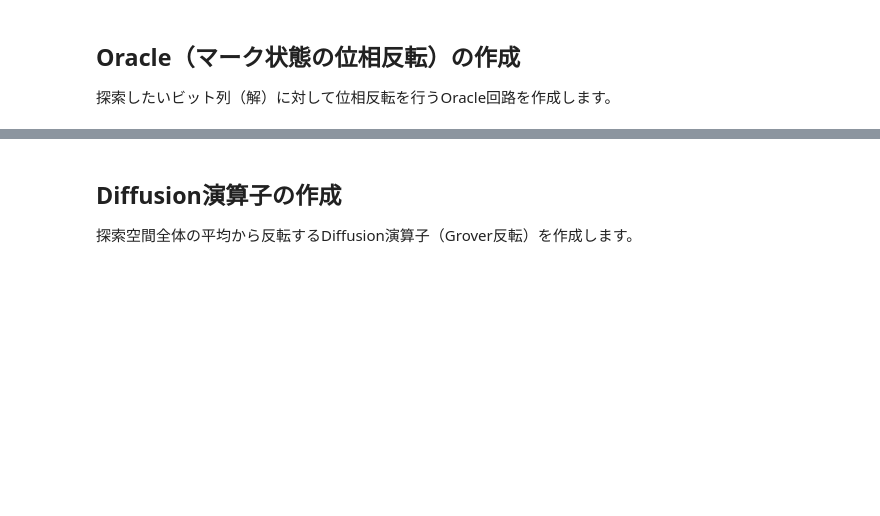
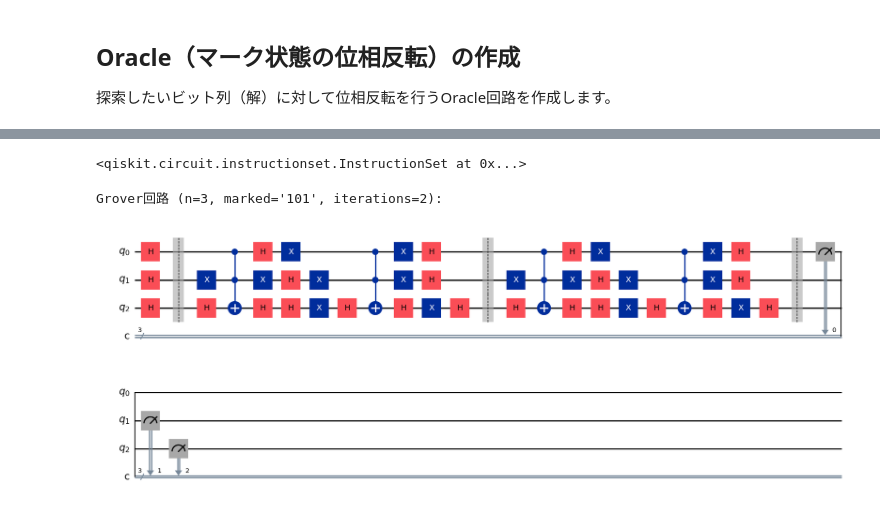
Before and after one commit to code4oyama/QuantumCodeSnippets, a Jupyter notebook: Untitled4_Groverの探索（3〜4ビットくらいで）.ipynb, the cells around one changed output, grey strips where cells are left out. Saved outputs shown, nothing was run; the diff lists cells and outputs as text; code cells hidden in the pictures; blank space fills up the shorter version.

```diff
--- a/Untitled4_Groverの探索（3〜4ビットくらいで）.ipynb
+++ b/Untitled4_Groverの探索（3〜4ビットくらいで）.ipynb
@@ -128,4 +65,0 @@ OracleとDiffusion演算子を組み合わせてGrover回路を構成し、シ
-# %% [markdown]
-## Diffusion演算子の作成
-
-探索空間全体の平均から反転するDiffusion演算子（Grover反転）を作成します。
@@ -131,0 +91,36 @@ OracleとDiffusion演算子を組み合わせてGrover回路を構成し、シ
+# %%
+
+oracle = phase_oracle(marked_state)
+
+# ────────────── Diffusion operator（反転 about average） ──────────────
+diffusion = QuantumCircuit(n)
+diffusion.h(range(n))
+diffusion.x(range(n))
+diffusion.h(n-1)
+diffusion.mcx(list(range(n-1)), n-1)
+diffusion.h(n-1)
+diffusion.x(range(n))
+diffusion.h(range(n))
+# %% [output]
+<qiskit.circuit.instructionset.InstructionSet at 0x...>
+# %%
+
+def run_grover(n, oracle, diffusion, iterations):
+    qc = QuantumCircuit(n, n)
+    qc.h(range(n))
+    qc.barrier()
+    for _ in range(iterations):
+        qc.compose(oracle, inplace=True)
+        qc.compose(diffusion, inplace=True)
+        qc.barrier()
+    qc.measure(range(n), range(n))
+    return qc
+# %%
+
+qc = run_grover(n, oracle, diffusion, iterations)
+
+print(f"Grover回路 (n={n}, marked='{marked_state}', iterations={iterations}):")
+display(qc.draw(output='mpl'))
+# %% [output]
+Grover回路 (n=3, marked='101', iterations=2):
+[figure, added]
```
Also changed, not shown: parts of 7 cells of this notebook, 3 other files.
